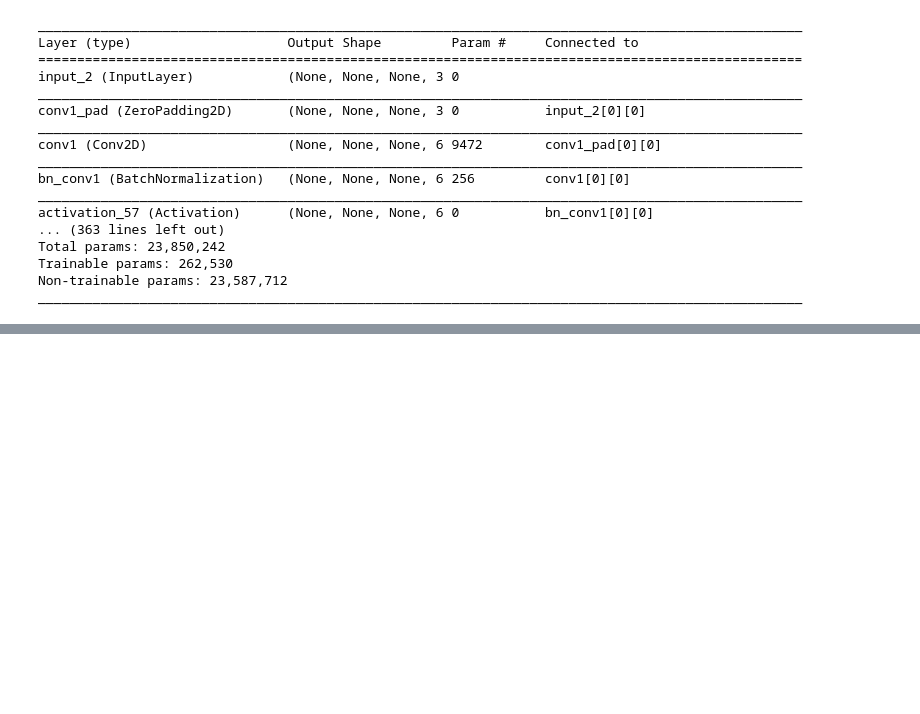
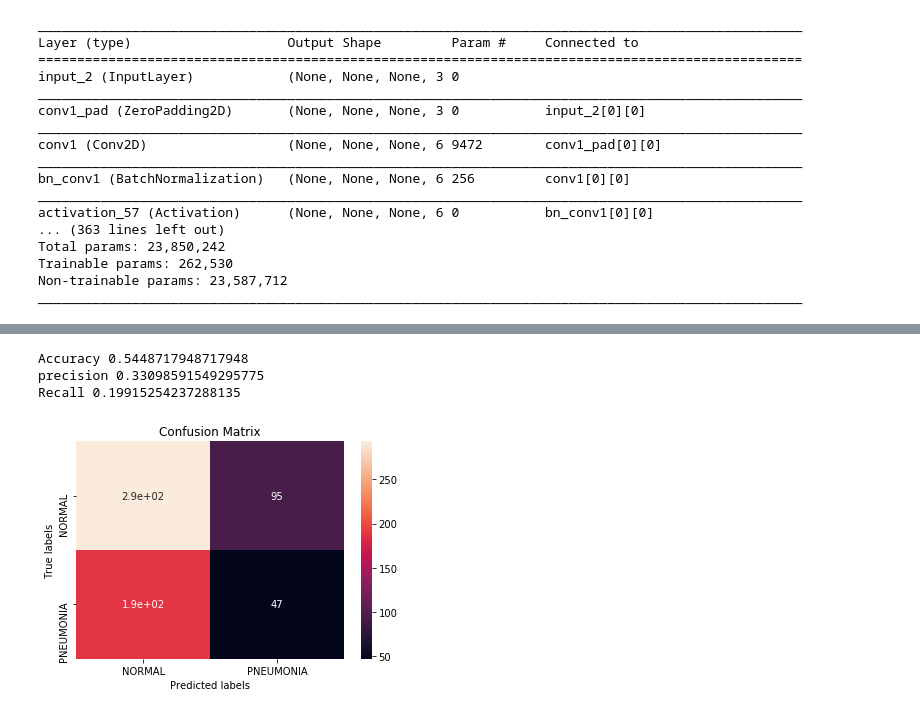
Before and after one commit to mxn170019/Pneumonia-detection-using-X-ray-images, a Jupyter notebook: Kaggle-Xray.ipynb, the cells around one changed output, grey strips where cells are left out. Cells and saved outputs as stored; diff of their text form; code cells hidden in the pictures; blank space fills up the shorter version.

```diff
--- a/Kaggle-Xray.ipynb
+++ b/Kaggle-Xray.ipynb
@@ -423,2 +439,14 @@ Epoch 1/5
 # %%
 resnet.save('resnet.h5')
+# %%
+predictions = resnet.predict_generator(test_batches,steps = 20,verbose = 1)
+predictions = np.array(predictions[:,0])
+predictions_1 = np.where(predictions<0.5, 0,1)
+# %%
+
+prediction_report(test_labels,predictions_1)
+# %% [output]
+Accuracy 0.5448717948717948
+precision 0.33098591549295775
+Recall 0.19915254237288135
+[figure, added]
```
Also changed, not shown: parts of 4 cells of this notebook.
